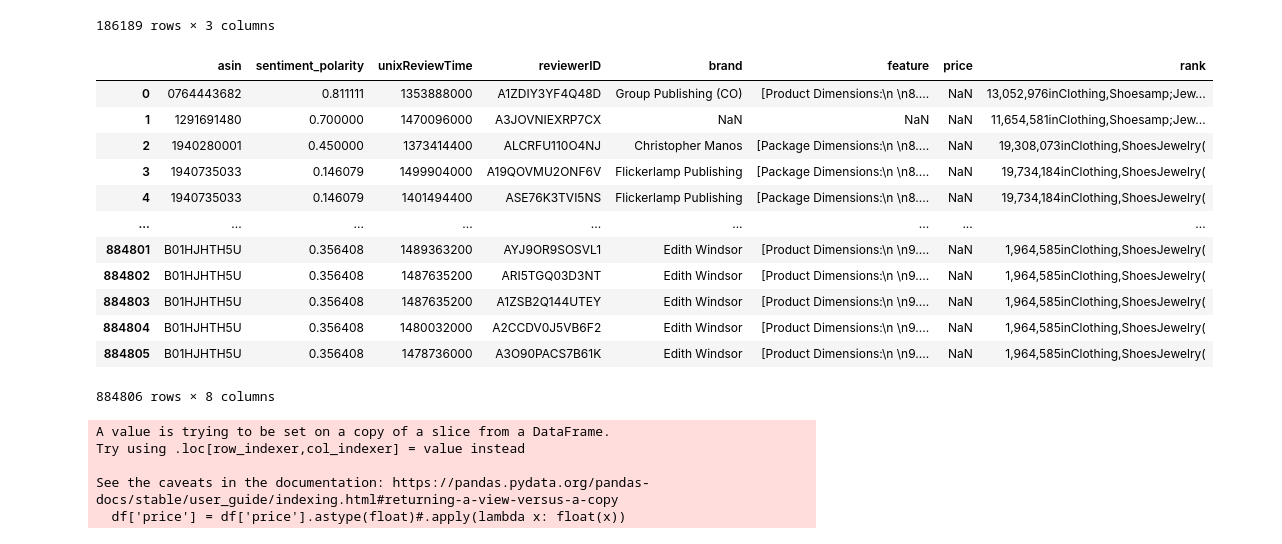
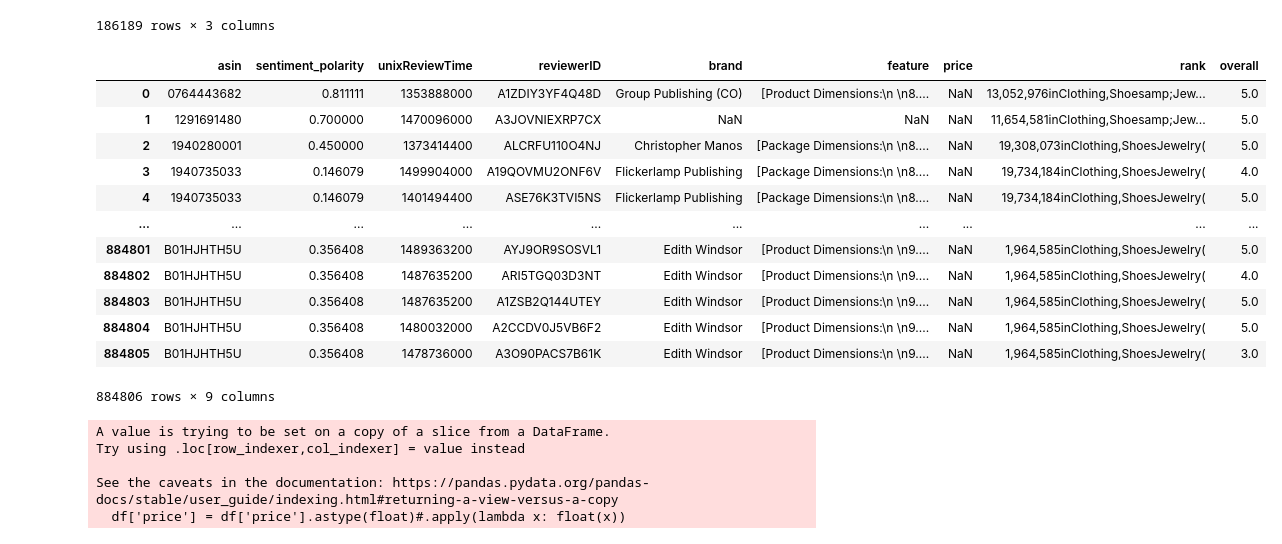
Before and after one commit to pk38/DimensionalBiasDetection, a Jupyter notebook: amazon_reviews_dataset/amazon_data_preprocess.ipynb, the cells around one changed output. Cells and saved outputs as stored; diff of their text form; code cells hidden in the pictures.

```diff
--- a/amazon_reviews_dataset/amazon_data_preprocess.ipynb
+++ b/amazon_reviews_dataset/amazon_data_preprocess.ipynb
@@ -526,7 +526,7 @@ fashion_metadata
 186637 rows × 16 columns
 # %%
 fashion_metadata_sa = fashion_metadata[['title', 'asin', 'brand', 'feature', 'price', 'rank']]
-fashion_sa = fashion[['asin', 'summary', 'reviewText', 'unixReviewTime', 'reviewerID']]
+fashion_sa = fashion[['asin', 'summary', 'reviewText', 'unixReviewTime', 'reviewerID', 'overall']]
 merged_fashion_sa = fashion_sa.merge(fashion_metadata_sa, on='asin')
 merged_fashion_sa
 # %% [output]
@@ -589,22 +589,22 @@ product_sentiments
 186189 rows × 3 columns
 # %%
 # Create a new DataFrame with selected columns
-fashion_dim_df = pd.merge(product_sentiments[['asin', 'sentiment_polarity']], merged_fashion_sa[['asin', 'unixReviewTime', 'reviewerID', 'brand', 'feature', 'price', 'rank']], on='asin')
+fashion_dim_df = pd.merge(product_sentiments[['asin', 'sentiment_polarity']], merged_fashion_sa[['asin', 'unixReviewTime', 'reviewerID', 'brand', 'feature', 'price', 'rank', 'overall']], on='asin')
 fashion_dim_df
 # %% [output]
-|  | asin | sentiment_polarity | unixReviewTime | reviewerID | brand | feature | price | rank |
-| 0 | 0764443682 | 0.811111 | 1353888000 | A1ZDIY3YF4Q48D | Group Publishing (CO) | [Product Dimensions:\n \n8.... | NaN | 13,052,976inClothing,Shoesamp;Jew... |
-| 1 | 1291691480 | 0.700000 | 1470096000 | A3JOVNIEXRP7CX | NaN | NaN | NaN | 11,654,581inClothing,Shoesamp;Jew... |
-| 2 | 1940280001 | 0.450000 | 1373414400 | ALCRFU110O4NJ | Christopher Manos | [Package Dimensions:\n \n8.... | NaN | 19,308,073inClothing,ShoesJewelry( |
-| 3 | 1940735033 | 0.146079 | 1499904000 | A19QOVMU2ONF6V | Flickerlamp Publishing | [Package Dimensions:\n \n8.... | NaN | 19,734,184inClothing,ShoesJewelry( |
-| 4 | 1940735033 | 0.146079 | 1401494400 | ASE76K3TVI5NS | Flickerlamp Publishing | [Package Dimensions:\n \n8.... | NaN | 19,734,184inClothing,ShoesJewelry( |
-| ... | ... | ... | ... | ... | ... | ... | ... | ... |
-| 884801 | B01HJHTH5U | 0.356408 | 1489363200 | AYJ9OR9SOSVL1 | Edith Windsor | [Product Dimensions:\n \n9.... | NaN | 1,964,585inClothing,ShoesJewelry( |
-| 884802 | B01HJHTH5U | 0.356408 | 1487635200 | ARI5TGQ03D3NT | Edith Windsor | [Product Dimensions:\n \n9.... | NaN | 1,964,585inClothing,ShoesJewelry( |
-| 884803 | B01HJHTH5U | 0.356408 | 1487635200 | A1ZSB2Q144UTEY | Edith Windsor | [Product Dimensions:\n \n9.... | NaN | 1,964,585inClothing,ShoesJewelry( |
-| 884804 | B01HJHTH5U | 0.356408 | 1480032000 | A2CCDV0J5VB6F2 | Edith Windsor | [Product Dimensions:\n \n9.... | NaN | 1,964,585inClothing,ShoesJewelry( |
-| 884805 | B01HJHTH5U | 0.356408 | 1478736000 | A3O90PACS7B61K | Edith Windsor | [Product Dimensions:\n \n9.... | NaN | 1,964,585inClothing,ShoesJewelry( |
+|  | asin | sentiment_polarity | unixReviewTime | reviewerID | brand | feature | price | rank | overall |
+| 0 | 0764443682 | 0.811111 | 1353888000 | A1ZDIY3YF4Q48D | Group Publishing (CO) | [Product Dimensions:\n \n8.... | NaN | 13,052,976inClothing,Shoesamp;Jew... | 5.0 |
+| 1 | 1291691480 | 0.700000 | 1470096000 | A3JOVNIEXRP7CX | NaN | NaN | NaN | 11,654,581inClothing,Shoesamp;Jew... | 5.0 |
+| 2 | 1940280001 | 0.450000 | 1373414400 | ALCRFU110O4NJ | Christopher Manos | [Package Dimensions:\n \n8.... | NaN | 19,308,073inClothing,ShoesJewelry( | 5.0 |
+| 3 | 1940735033 | 0.146079 | 1499904000 | A19QOVMU2ONF6V | Flickerlamp Publishing | [Package Dimensions:\n \n8.... | NaN | 19,734,184inClothing,ShoesJewelry( | 4.0 |
+| 4 | 1940735033 | 0.146079 | 1401494400 | ASE76K3TVI5NS | Flickerlamp Publishing | [Package Dimensions:\n \n8.... | NaN | 19,734,184inClothing,ShoesJewelry( | 5.0 |
+| ... | ... | ... | ... | ... | ... | ... | ... | ... | ... |
+| 884801 | B01HJHTH5U | 0.356408 | 1489363200 | AYJ9OR9SOSVL1 | Edith Windsor | [Product Dimensions:\n \n9.... | NaN | 1,964,585inClothing,ShoesJewelry( | 5.0 |
+| 884802 | B01HJHTH5U | 0.356408 | 1487635200 | ARI5TGQ03D3NT | Edith Windsor | [Product Dimensions:\n \n9.... | NaN | 1,964,585inClothing,ShoesJewelry( | 4.0 |
+| 884803 | B01HJHTH5U | 0.356408 | 1487635200 | A1ZSB2Q144UTEY | Edith Windsor | [Product Dimensions:\n \n9.... | NaN | 1,964,585inClothing,ShoesJewelry( | 5.0 |
+| 884804 | B01HJHTH5U | 0.356408 | 1480032000 | A2CCDV0J5VB6F2 | Edith Windsor | [Product Dimensions:\n \n9.... | NaN | 1,964,585inClothing,ShoesJewelry( | 5.0 |
+| 884805 | B01HJHTH5U | 0.356408 | 1478736000 | A3O90PACS7B61K | Edith Windsor | [Product Dimensions:\n \n9.... | NaN | 1,964,585inClothing,ShoesJewelry( | 3.0 |
-884806 rows × 8 columns
+884806 rows × 9 columns
 # %%
 def clean_price_col(df):
     df['price'] = df['price'].str.replace('$', '')
```
Also changed, not shown: parts of 17 cells of this notebook, 1 other file.
